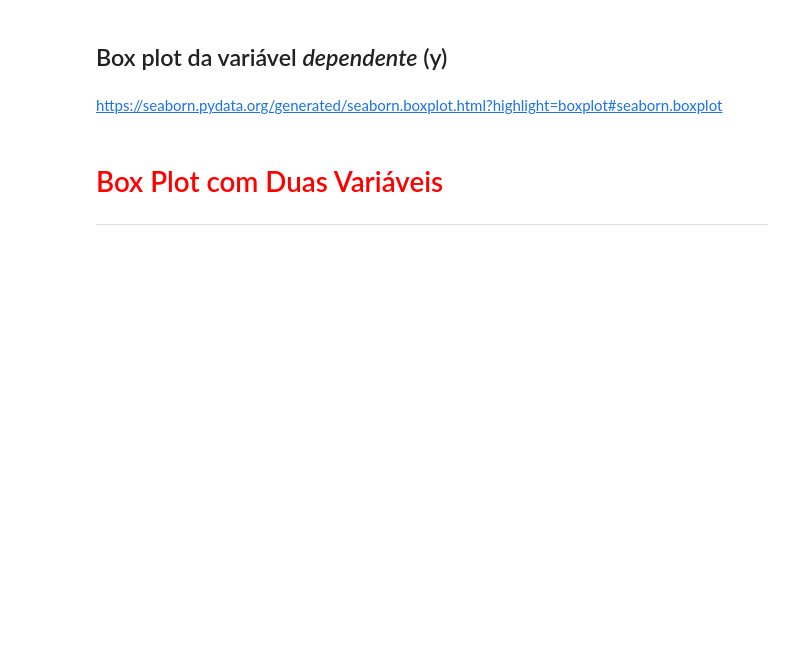
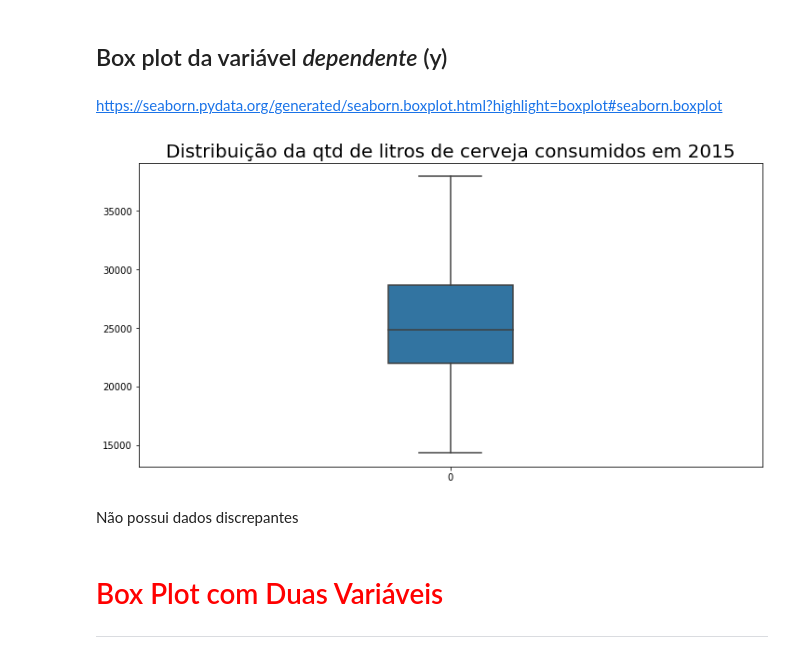
Before and after one commit to Thiagodcfarias/Projetos-Data-Science, a Jupyter notebook: Regression/Alura-beer-consumption/model.ipynb, the cells around one changed output. Saved outputs shown, nothing was run; the diff lists cells and outputs as text; code cells hidden in the pictures; blank space fills up the shorter version.

```diff
--- a/Regression/Alura-beer-consumption/model.ipynb
+++ b/Regression/Alura-beer-consumption/model.ipynb
@@ -138,6 +140,14 @@ https://seaborn.pydata.org/
 ## Box plot da variável *dependente* (y)
 # %% [markdown]
 https://seaborn.pydata.org/generated/seaborn.boxplot.html?highlight=boxplot#seaborn.boxplot
+# %%
+ax = sns.boxplot(data = df.consumo, width = 0.2)
+ax.set_title('Distribuição da qtd de litros de cerveja consumidos em 2015',fontsize = 20)
+ax.figure.set_size_inches(12,6)
+# %% [output]
+[figure, added]
+# %% [markdown]
+Não possui dados discrepantes
 # %% [markdown]
 # <font color='red' style='font-size: 30px;'>Box Plot com Duas Variáveis</font>
 <hr style='border: 2px solid red;'>
```
Also changed, not shown: parts of 9 cells of this notebook.
